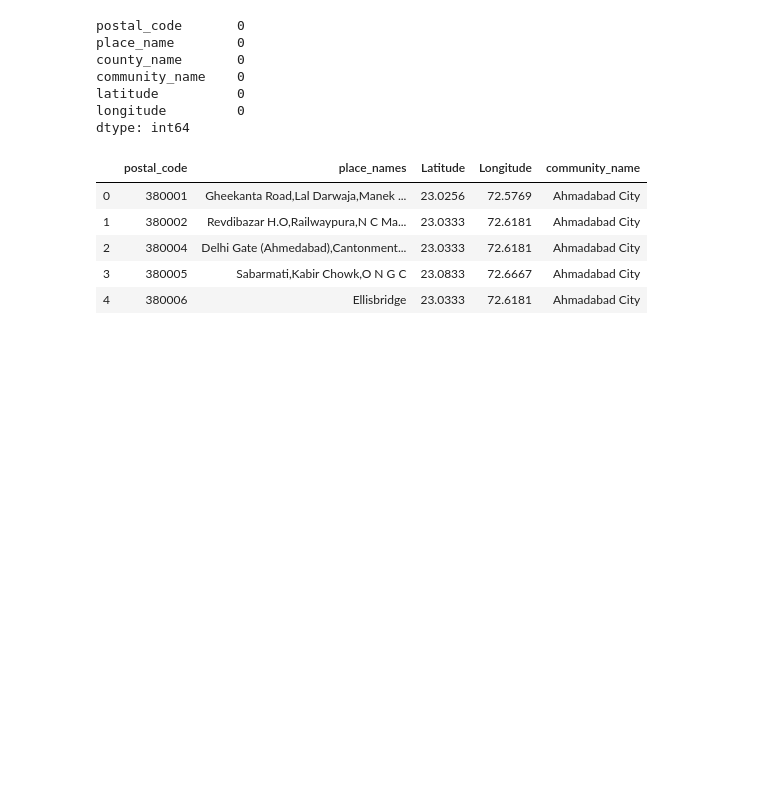
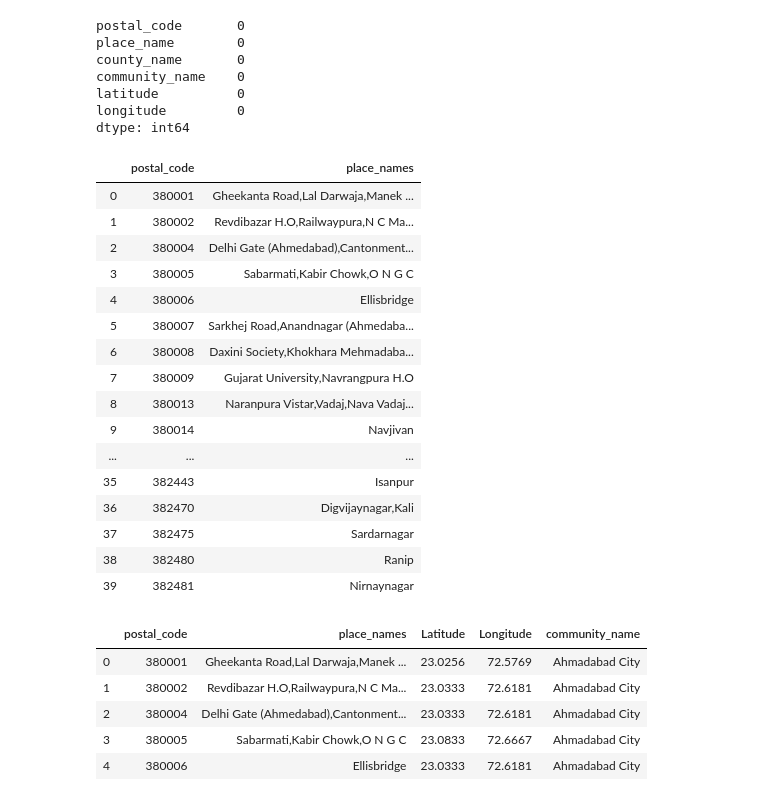
Before and after one commit to EagleDangar/IBM-Capstone-Project, a Jupyter notebook: Coursera Final Capstone Project.ipynb, the cells around one changed output. Drawn from its saved outputs; the diff is of its cells as text; code cells hidden in the pictures; blank space fills up the shorter version.

```diff
--- a/Coursera Final Capstone Project.ipynb
+++ b/Coursera Final Capstone Project.ipynb
@@ -142,6 +142,26 @@ longitude         0
 dtype: int64
 # %%
 cluster_assigned_df = ahmd_city_df.groupby("postal_code").apply(lambda x : ','.join(x["place_name"].tolist())).reset_index().rename(columns={0:"place_names"})
+# %%
+cluster_assigned_df
+# %% [output]
+|  | postal_code | place_names |
+| 0 | 380001 | Gheekanta Road,Lal Darwaja,Manek ... |
+| 1 | 380002 | Revdibazar H.O,Railwaypura,N C Ma... |
+| 2 | 380004 | Delhi Gate (Ahmedabad),Cantonment... |
+| 3 | 380005 | Sabarmati,Kabir Chowk,O N G C |
+| 4 | 380006 | Ellisbridge |
+| 5 | 380007 | Sarkhej Road,Anandnagar (Ahmedaba... |
+| 6 | 380008 | Daxini Society,Khokhara Mehmadaba... |
+| 7 | 380009 | Gujarat University,Navrangpura H.O |
+| 8 | 380013 | Naranpura Vistar,Vadaj,Nava Vadaj... |
+| 9 | 380014 | Navjivan |
+| ... | ... | ... |
+| 35 | 382443 | Isanpur |
+| 36 | 382470 | Digvijaynagar,Kali |
+| 37 | 382475 | Sardarnagar |
+| 38 | 382480 | Ranip |
+| 39 | 382481 | Nirnaynagar |
 # %%
 # getting lats and long from given method so using this file
 
```
Also changed, not shown: parts of 10 cells of this notebook.
